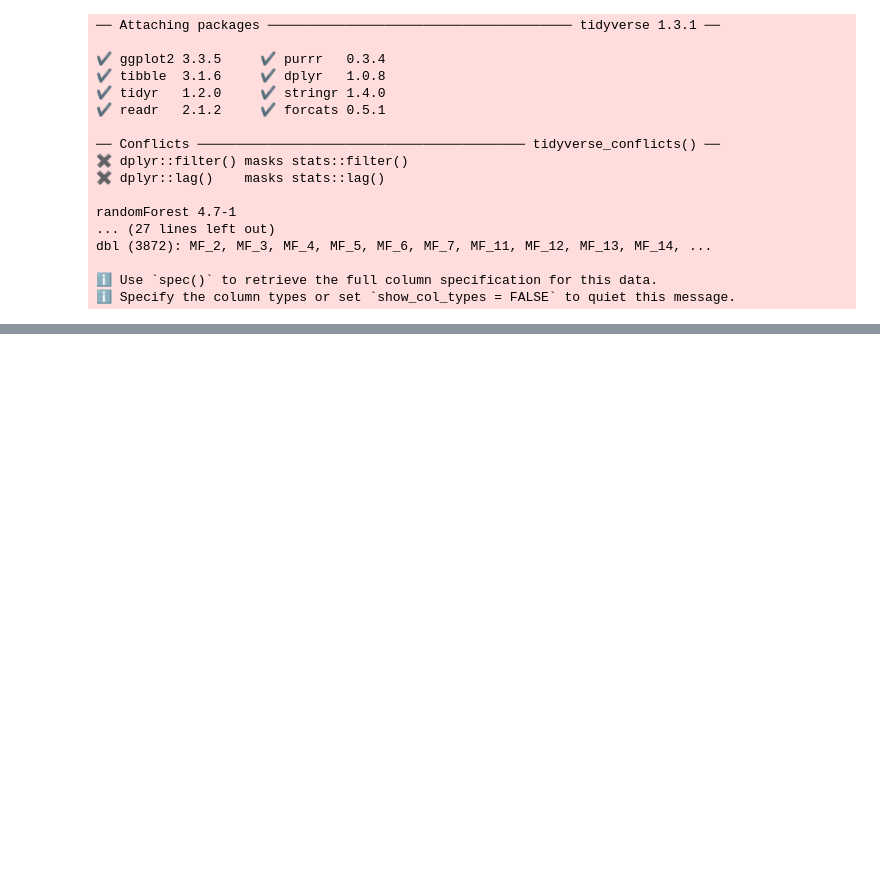
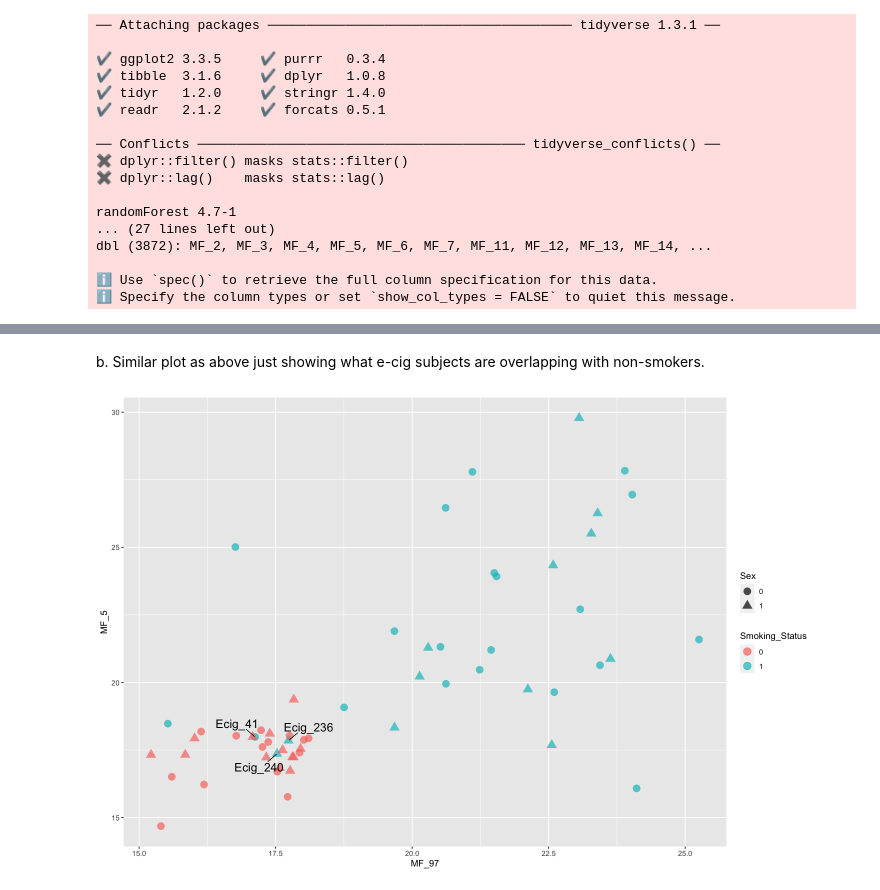
Before and after one commit to UNC-CEMALB/P1002_Ecig-Metabolomics-NELF, a Jupyter notebook: 5. ML Visualizations/Decision Boundary Plot.ipynb, the cells around one changed output, grey strips where cells are left out. Saved outputs shown, nothing was run; the diff lists cells and outputs as text; code cells hidden in the pictures; blank space fills up the shorter version.

```diff
--- a/5. ML Visualizations/Decision Boundary Plot.ipynb
+++ b/5. ML Visualizations/Decision Boundary Plot.ipynb
@@ -152,0 +183,10 @@ FigureX
+# %% [markdown]
+b. Similar plot as above just showing what e-cig subjects are overlapping with non-smokers.
+# %%
+ggplot() +
+  geom_point(data = mf_df, aes(x = MF_97, y = MF_5, color = Smoking_Status, shape = Sex), size = 4, alpha = 0.7) +
+  geom_text_repel(data = molecular_feature_df_w_Ecig_40 %>%
+                filter(grepl("Ecig", Smoking_Status), MF_97 < 18 & MF_5 < 18), aes(x = MF_97, y = MF_5, label = Smoking_Status),
+                 size = 5, segment.size = 0.4, box.padding = 0.7)
+# %% [output]
+[figure, added]
```
Also changed, not shown: parts of 9 cells of this notebook.
